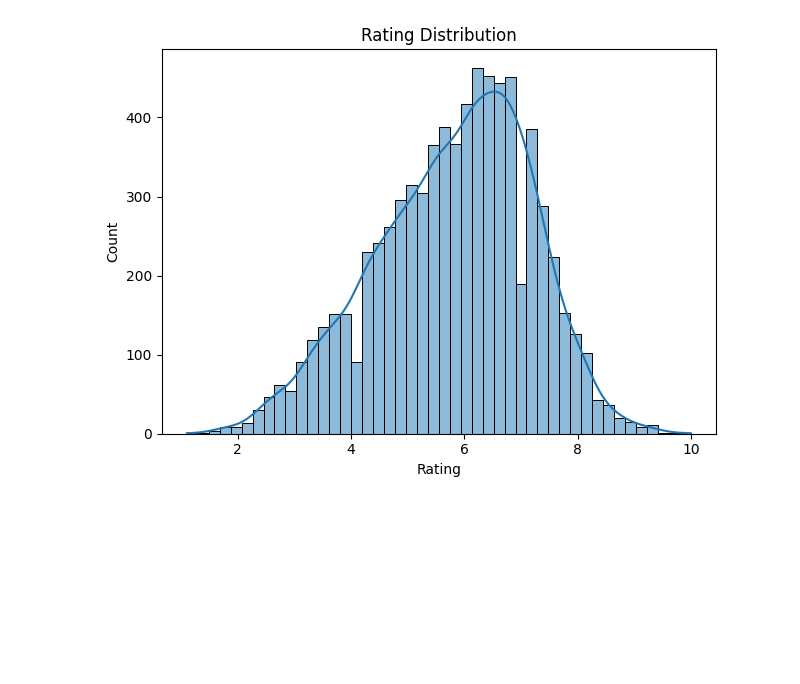
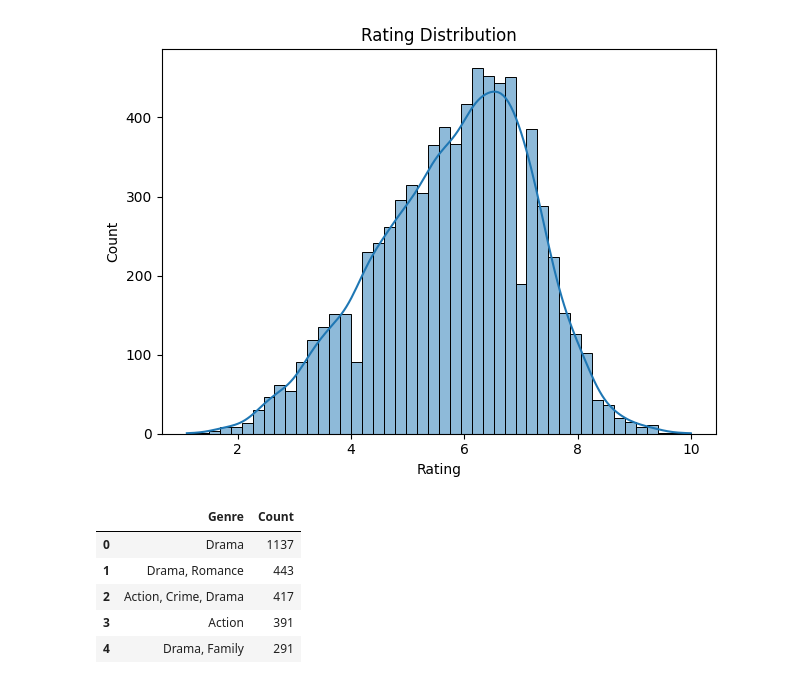
Before and after one commit to Sumit-Agnihotri/MOVIE_RATING_PREDICTION, a Jupyter notebook: Movie Rating Prediction.ipynb, the cells around one changed output. Cells and saved outputs as stored; diff of their text form; code cells hidden in the pictures; blank space fills up the shorter version.

```diff
--- a/Movie Rating Prediction.ipynb
+++ b/Movie Rating Prediction.ipynb
@@ -177,3 +177,12 @@ plt.show()
 # %%
 genre_counts = dataset["Genre"].value_counts().reset_index()
 genre_counts.columns = ["Genre", "Count"]
+top_genres = genre_counts.head(5)
+top_genres
+# %% [output]
+|  | Genre | Count |
+| 0 | Drama | 1137 |
+| 1 | Drama, Romance | 443 |
+| 2 | Action, Crime, Drama | 417 |
+| 3 | Action | 391 |
+| 4 | Drama, Family | 291 |
```
Also changed, not shown: parts of 3 cells of this notebook.
